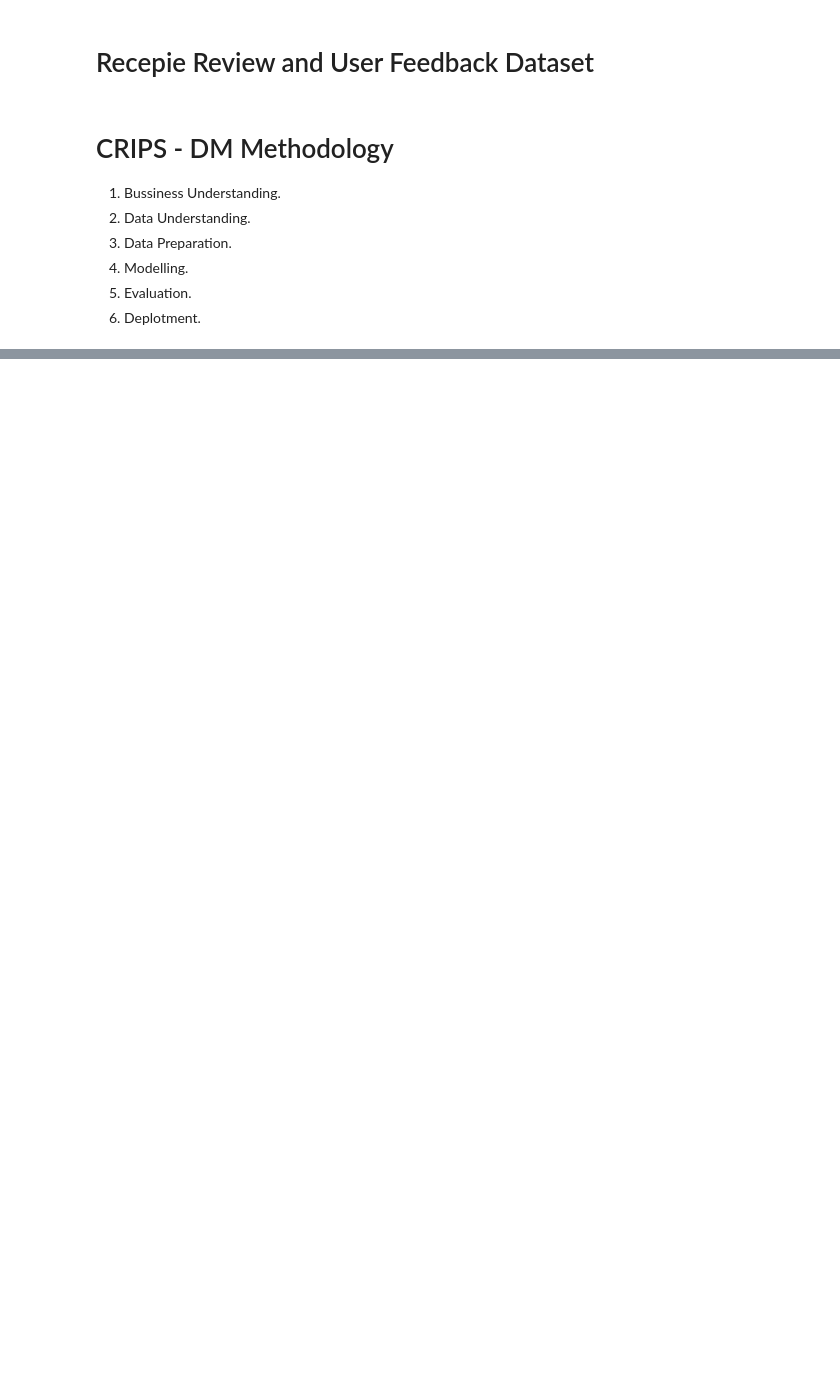
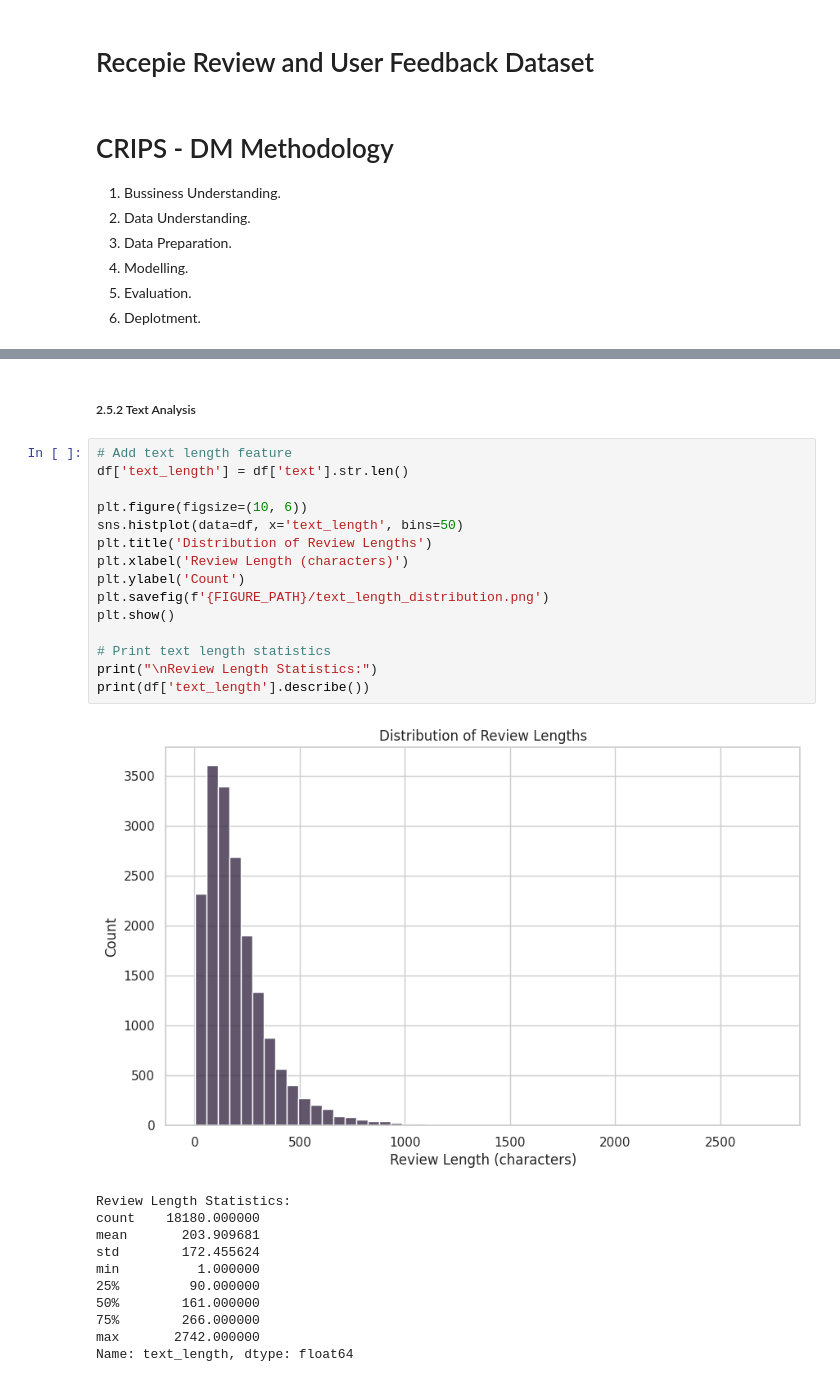
Before and after one commit to Geovannyy/Geovannyy-ML-DM-with-Python-and-Azure-ML-Studio, a Jupyter notebook: notebooks/Task_3_Sentiment_Analysis.ipynb, the cells around one changed output, grey strips where cells are left out. Drawn from its saved outputs; the diff is of its cells as text; blank space fills up the shorter version.

```diff
--- a/notebooks/Task_3_Sentiment_Analysis.ipynb
+++ b/notebooks/Task_3_Sentiment_Analysis.ipynb
@@ -660,0 +183,29 @@ analyze_edge_cases(sentiment_results)
+# %% [markdown]
+##### 2.5.2 Text Analysis
+# %%
+# Add text length feature
+df['text_length'] = df['text'].str.len()
+
+plt.figure(figsize=(10, 6))
+sns.histplot(data=df, x='text_length', bins=50)
+plt.title('Distribution of Review Lengths')
+plt.xlabel('Review Length (characters)')
+plt.ylabel('Count')
+plt.savefig(f'{FIGURE_PATH}/text_length_distribution.png')
+plt.show()
+
+# Print text length statistics
+print("\nReview Length Statistics:")
+print(df['text_length'].describe())
+# %% [output]
+[figure, added]
+Review Length Statistics:
+count    18180.000000
+mean       203.909681
+std        172.455624
+min          1.000000
+25%         90.000000
+50%        161.000000
+75%        266.000000
+max       2742.000000
+Name: text_length, dtype: float64
```
Also changed, not shown: parts of 56 cells of this notebook, 28 other files.
